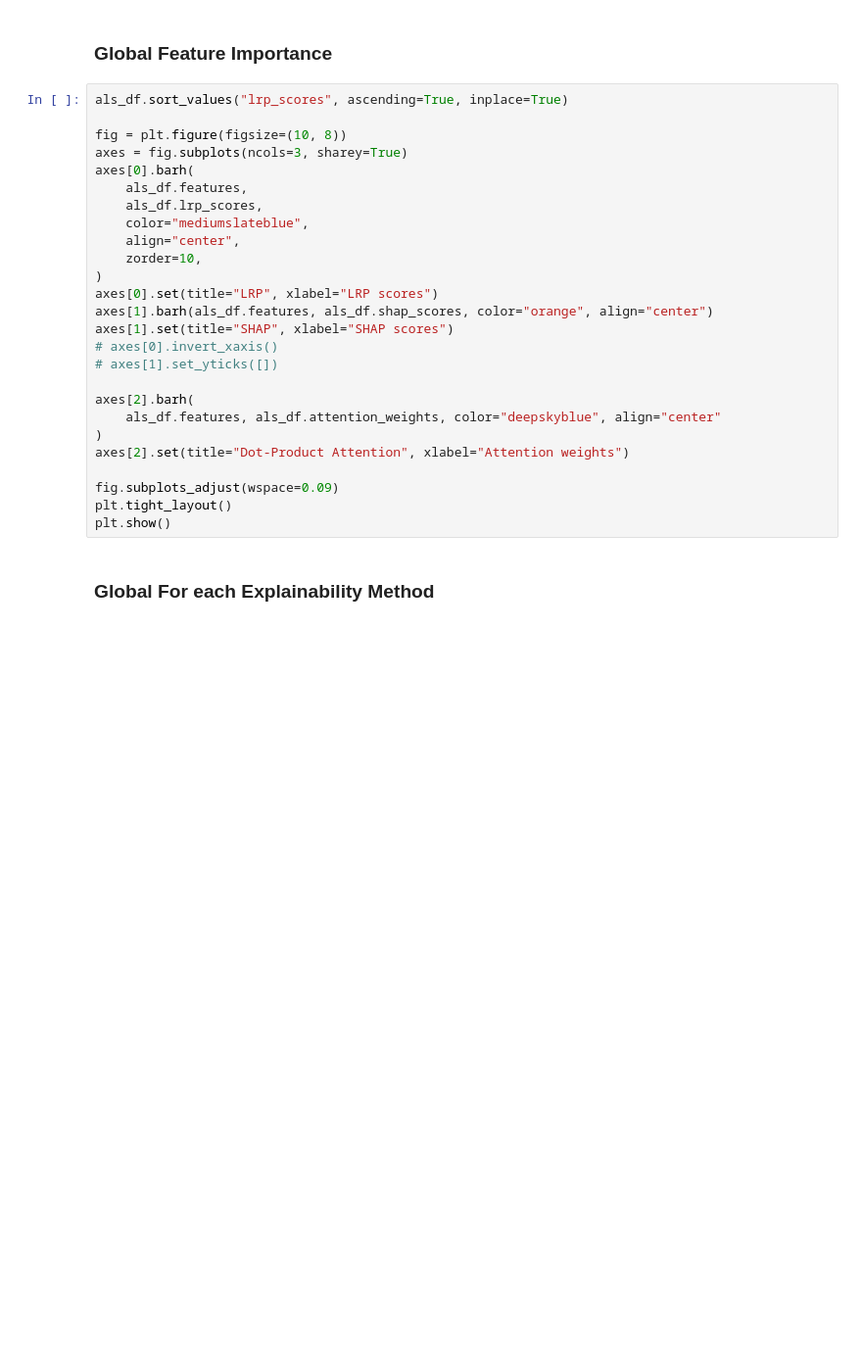
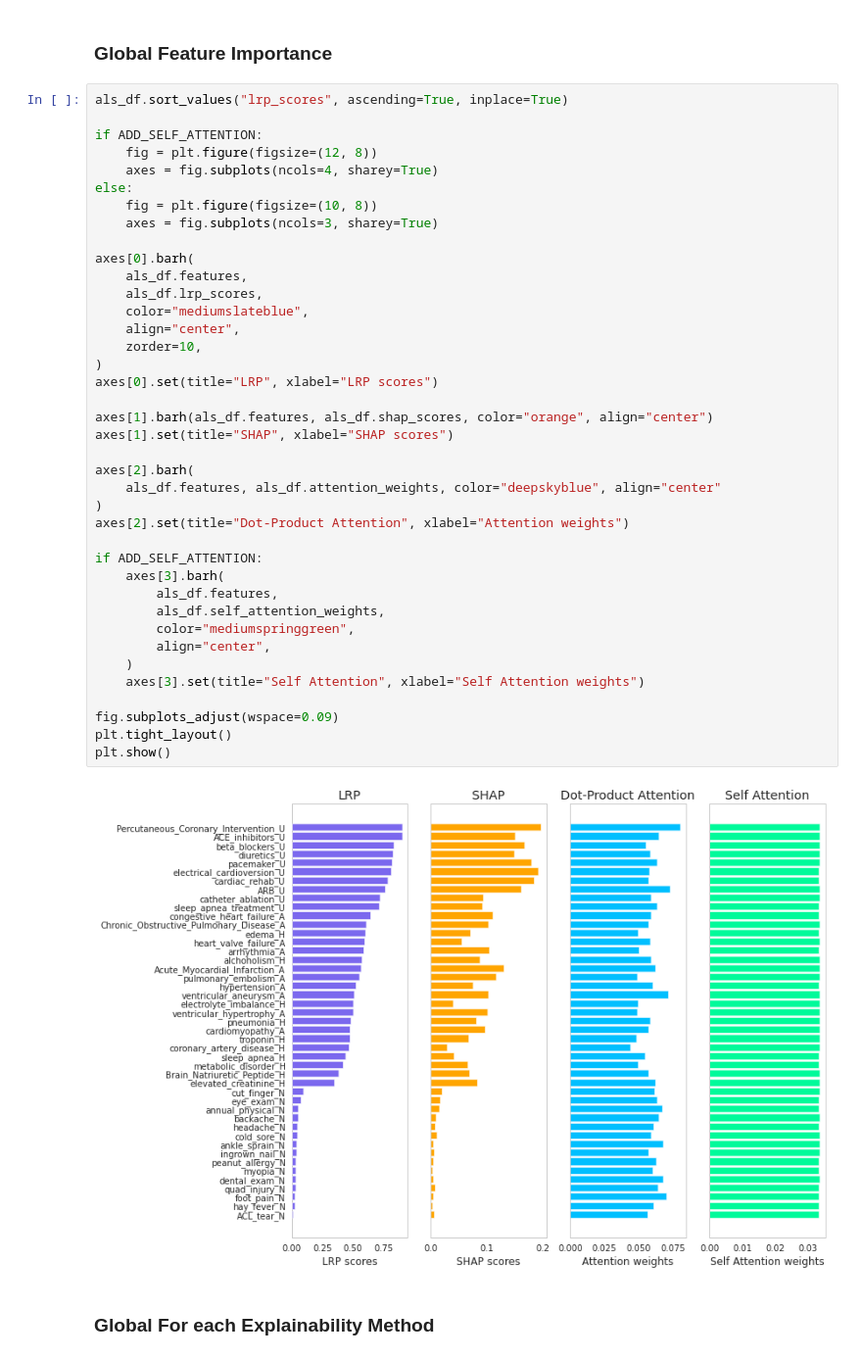
Before and after one commit to Weilin37/CMSAI_Research, a Jupyter notebook: final/explainability/model/lstm.ipynb, the cells around one changed output. Shown at 98% size. Drawn from its saved outputs; the diff is of its cells as text; blank space fills up the shorter version.

```diff
--- a/final/explainability/model/lstm.ipynb
+++ b/final/explainability/model/lstm.ipynb
@@ -992,29 +1225,44 @@ plt.show()
 # %%
 als_df.sort_values("lrp_scores", ascending=True, inplace=True)
 
-fig = plt.figure(figsize=(10, 8))
-axes = fig.subplots(ncols=3, sharey=True)
+if ADD_SELF_ATTENTION:
+    fig = plt.figure(figsize=(12, 8))
+    axes = fig.subplots(ncols=4, sharey=True)
+else:
+    fig = plt.figure(figsize=(10, 8))
+    axes = fig.subplots(ncols=3, sharey=True)
+
 axes[0].barh(
     als_df.features,
     als_df.lrp_scores,
     color="mediumslateblue",
     align="center",
     zorder=10,
 )
 axes[0].set(title="LRP", xlabel="LRP scores")
+
 axes[1].barh(als_df.features, als_df.shap_scores, color="orange", align="center")
 axes[1].set(title="SHAP", xlabel="SHAP scores")
-# axes[0].invert_xaxis()
-# axes[1].set_yticks([])
 
 axes[2].barh(
     als_df.features, als_df.attention_weights, color="deepskyblue", align="center"
 )
 axes[2].set(title="Dot-Product Attention", xlabel="Attention weights")
 
+if ADD_SELF_ATTENTION:
+    axes[3].barh(
+        als_df.features,
+        als_df.self_attention_weights,
+        color="mediumspringgreen",
+        align="center",
+    )
+    axes[3].set(title="Self Attention", xlabel="Self Attention weights")
+
 fig.subplots_adjust(wspace=0.09)
 plt.tight_layout()
 plt.show()
+# %% [output]
+[figure, added]
 # %% [markdown]
 ### Global For each Explainability Method
 # %%
```
Also changed, not shown: parts of 39 cells of this notebook, 2 other files.
